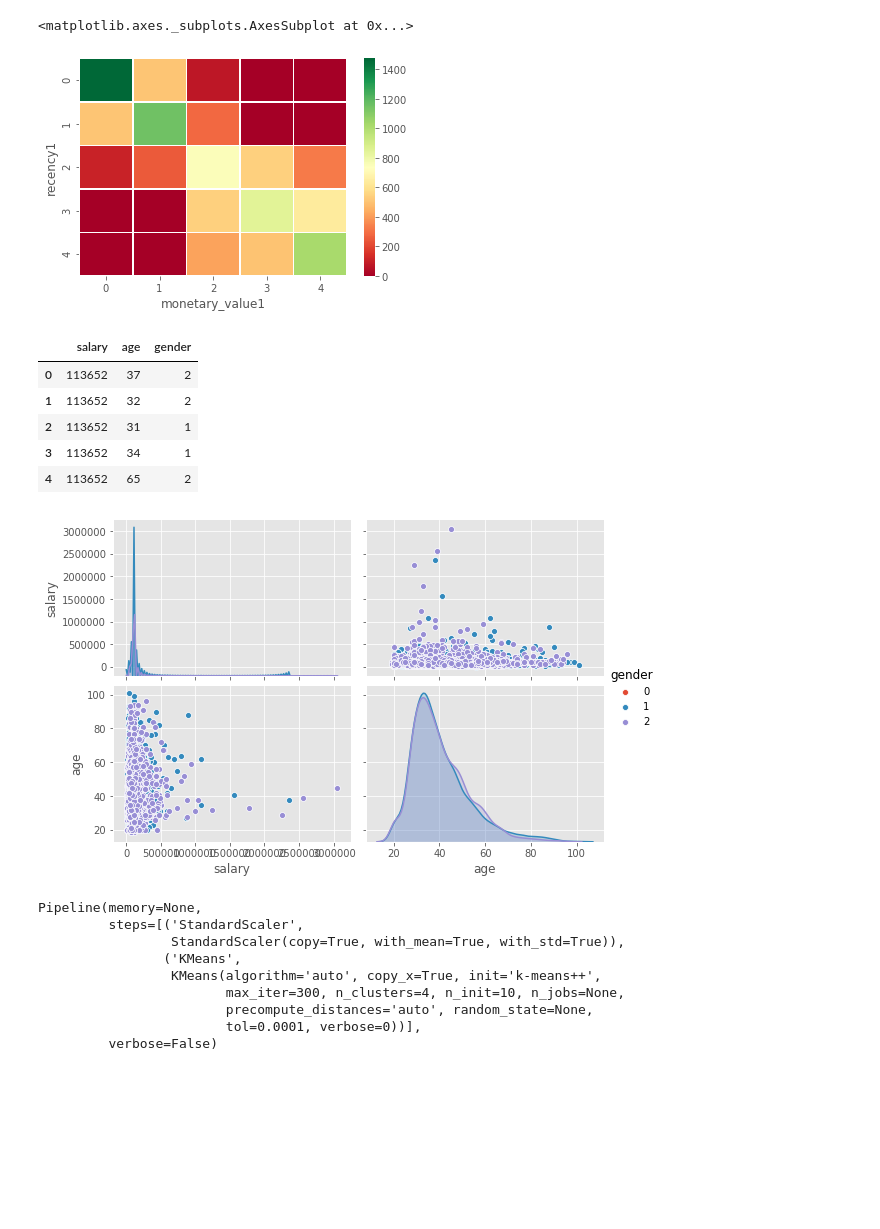
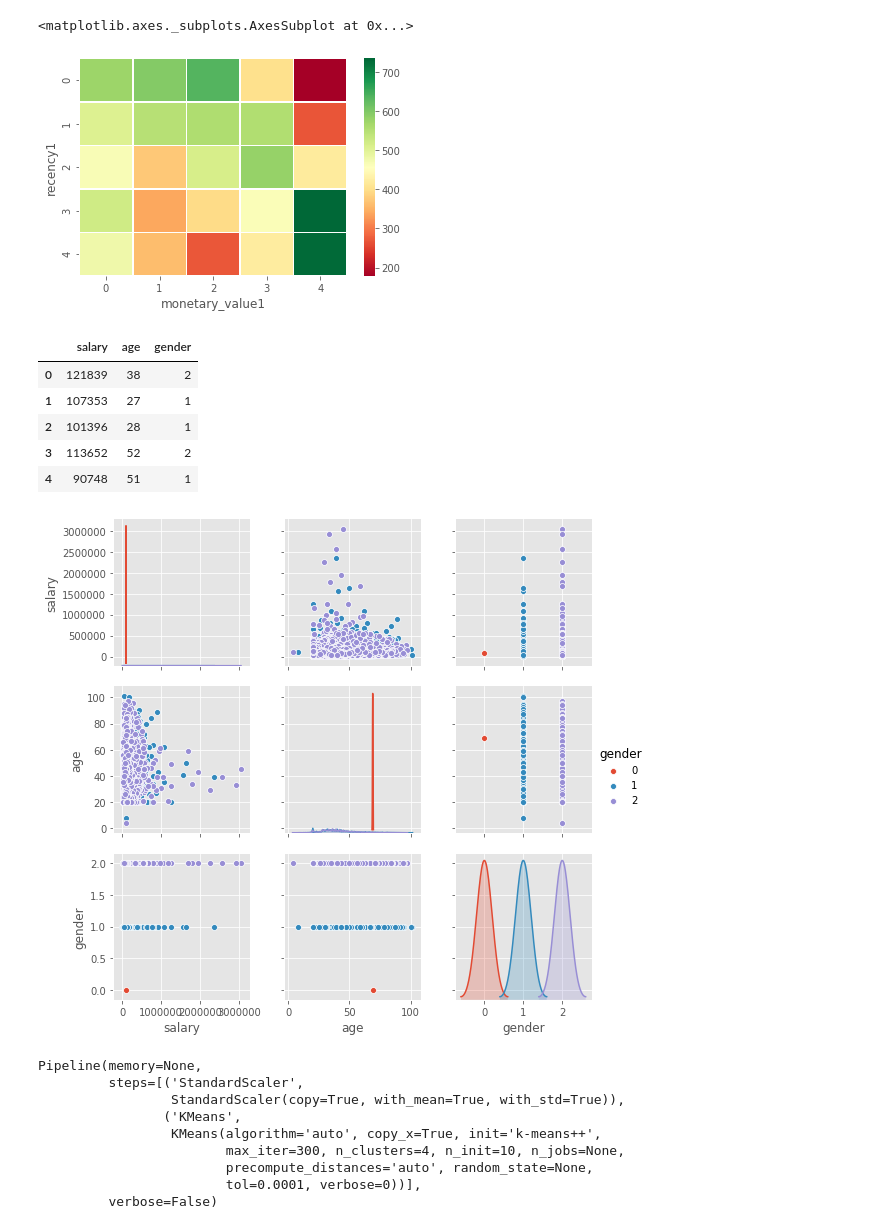
Before and after one commit to giannimaggiora/easyMoney, a Jupyter notebook: Personalizacion Campañas (1).ipynb, the cells around one changed output. Saved outputs shown, nothing was run; the diff lists cells and outputs as text; code cells hidden in the pictures; blank space fills up the shorter version.

```diff
--- a/Personalizacion Campañas (1).ipynb
+++ b/Personalizacion Campañas (1).ipynb
@@ -15,6 +15,18 @@ import seaborn as sns
 pd.options.display.max_rows = 999
 
 plt.style.use('ggplot')
+import matplotlib.pyplot as plt
+import seaborn as sns
+# from matplotlib import pyplot as plt
+%matplotlib inline
+plt.style.use('ggplot')
+import plotly.graph_objects as go
+from plotly import offline as pyoff
+RANDOM_STATE = 42
+from datetime import date
+import calendar
+import datetime as dt
+from datetime import datetime
 # %%
 from sklearn.pipeline import Pipeline
 from sklearn.preprocessing import StandardScaler, MinMaxScaler
@@ -22,7 +34,7 @@ from sklearn.cluster import KMeans
 # %%
 file_dir = ''
 # %%
-mejores_clientes = pd.read_csv(file_dir + '10000clientes.csv')
+mejores_clientes = pd.read_csv('definitivo_10000clientes.csv')
 # %%
 mejores_clientes.head()
 # %% [output]
@@ -118,7 +142,7 @@ rm_df
 sns.heatmap(rm_df, cmap='RdYlGn', linewidths=0.5)
 # %% [output]
 <matplotlib.axes._subplots.AxesSubplot at 0x...>
-[figure, old version]
+[figure, new version]
 # %%
 mejores_clientes_demographic = ['salary','age','gender']
 # %%
@@ -127,16 +151,16 @@ mejores_clientes_demographic1 = mejores_clientes[mejores_clientes_demographic]
 mejores_clientes_demographic1.head()
 # %% [output]
 |  | salary | age | gender |
-| 0 | 113652 | 37 | 2 |
-| 1 | 113652 | 32 | 2 |
-| 2 | 113652 | 31 | 1 |
-| 3 | 113652 | 34 | 1 |
-| 4 | 113652 | 65 | 2 |
+| 0 | 121839 | 38 | 2 |
+| 1 | 107353 | 27 | 1 |
+| 2 | 101396 | 28 | 1 |
+| 3 | 113652 | 52 | 2 |
+| 4 | 90748 | 51 | 1 |
 # %%
-sns.pairplot(mejores_clientes_demographic1,hue='gender', aspect=1.5)
+sns.pairplot(mejores_clientes_demographic1,hue='gender', diag_kws={'bw': 0.2})
 plt.show()
 # %% [output]
-[figure, old version]
+[figure, new version]
 # %%
 #aplicacion del algoritmo k-means para poder obtener el cluster de la personalizacion
 # %%
```
Also changed, not shown: parts of 18 cells of this notebook.
